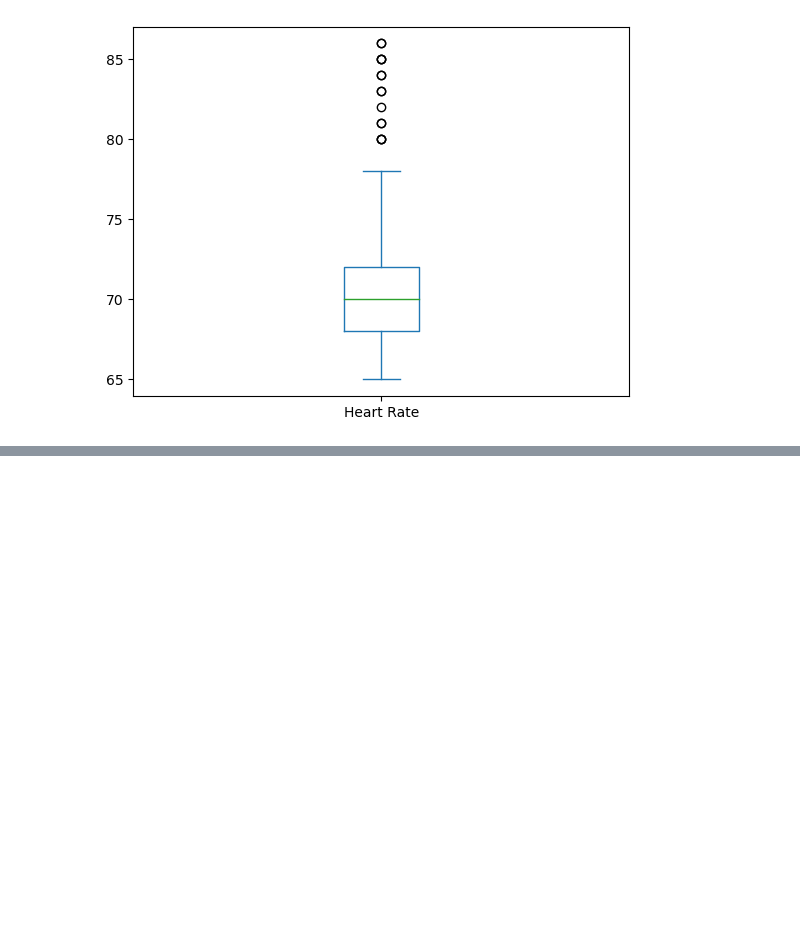
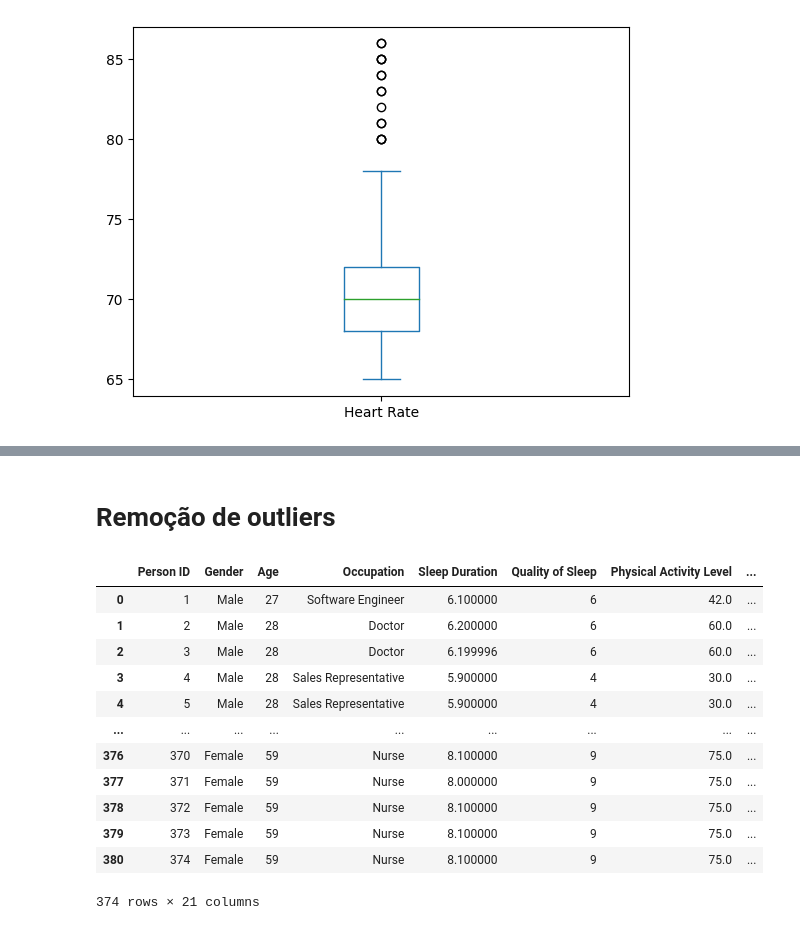
Before and after one commit to FrederickAlmeida/Data-Science-Project, a Jupyter notebook: exploratory_analysis.ipynb, the cells around one changed output, grey strips where cells are left out. Cells and saved outputs as stored; diff of their text form; code cells hidden in the pictures; blank space fills up the shorter version.

```diff
--- a/exploratory_analysis.ipynb
+++ b/exploratory_analysis.ipynb
@@ -338,0 +363,18 @@ discretized_dataset["Daily Steps"].plot.box()
+# %% [markdown]
+# Remoção de outliers
+# %%
+discretized_dataset
+# %% [output]
+|  | Person ID | Gender | Age | Occupation | Sleep Duration | Quality of Sleep | Physical Activity Level | ... |
+| 0 | 1 | Male | 27 | Software Engineer | 6.100000 | 6 | 42.0 | ... |
+| 1 | 2 | Male | 28 | Doctor | 6.200000 | 6 | 60.0 | ... |
+| 2 | 3 | Male | 28 | Doctor | 6.199996 | 6 | 60.0 | ... |
+| 3 | 4 | Male | 28 | Sales Representative | 5.900000 | 4 | 30.0 | ... |
+| 4 | 5 | Male | 28 | Sales Representative | 5.900000 | 4 | 30.0 | ... |
+| ... | ... | ... | ... | ... | ... | ... | ... | ... |
+| 376 | 370 | Female | 59 | Nurse | 8.100000 | 9 | 75.0 | ... |
+| 377 | 371 | Female | 59 | Nurse | 8.000000 | 9 | 75.0 | ... |
+| 378 | 372 | Female | 59 | Nurse | 8.100000 | 9 | 75.0 | ... |
+| 379 | 373 | Female | 59 | Nurse | 8.100000 | 9 | 75.0 | ... |
+| 380 | 374 | Female | 59 | Nurse | 8.100000 | 9 | 75.0 | ... |
+374 rows × 21 columns
```
Also changed, not shown: parts of 10 cells of this notebook.
